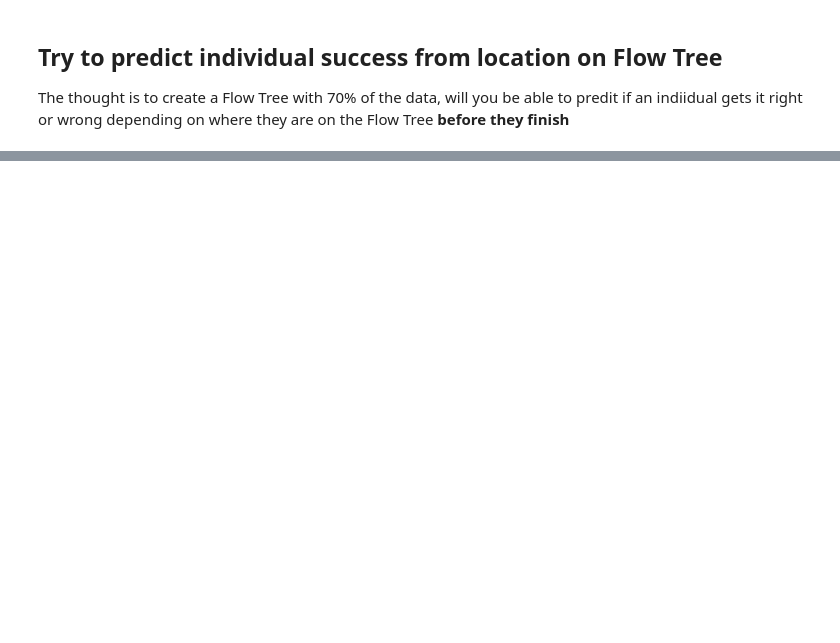
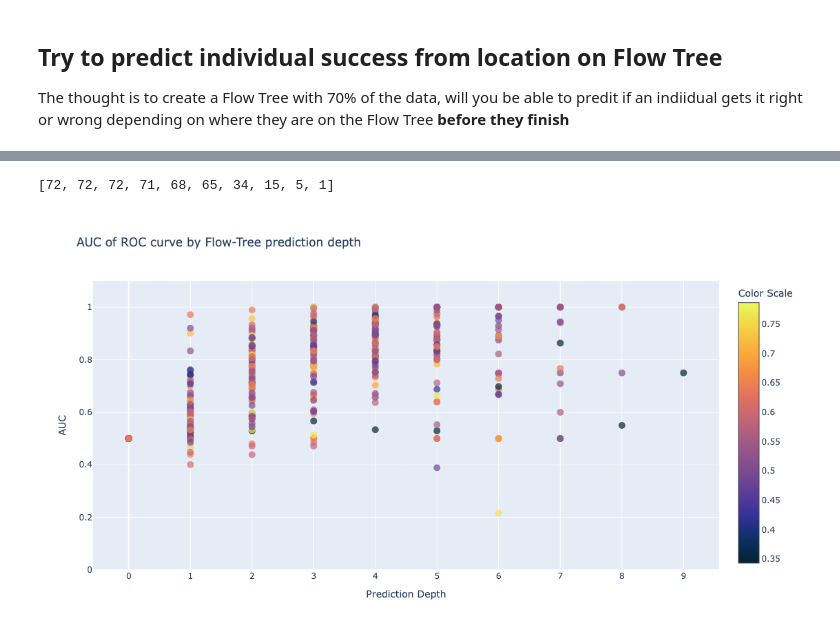
Before and after one commit to geometric-intelligence/mazedyn, a Jupyter notebook: mazedyn/individual_predictions.ipynb, the cells around one changed output, grey strips where cells are left out. Cells and saved outputs as stored; diff of their text form; code cells hidden in the pictures; blank space fills up the shorter version.

```diff
--- a/mazedyn/individual_predictions.ipynb
+++ b/mazedyn/individual_predictions.ipynb
@@ -256,0 +617,49 @@ def track_indiv_generate_reeb_tree(start_i, start_node, trajs, which_trajs, G, v
+# %%
+print([len(aucs_by_level[l]) for l in aucs_by_level])
+# %% [output]
+[72, 72, 72, 71, 68, 65, 34, 15, 5, 1]
+# %%
+
+fig = go.Figure()
+
+# Flatten the data for Plotly
+xs = []
+ys = []
+cs = []
+
+for lvl in aucs_by_level:
+    xs.extend([lvl] * len(aucs_by_level[lvl]))  # Repeat level value
+    ys.extend(aucs_by_level[lvl])               # Y values (AUCs)
+    cs.extend(colors[lvl])                      # Color values (continuous scale)
+
+# Scatter plot using Plotly with continuous color scale
+fig.add_trace(go.Scatter(
+    x=xs, y=ys,
+    mode='markers',
+    marker=dict(
+        size=10,
+        color=cs,              # Color based on the values in 'cs'
+        colorscale='thermal',   # Choose a continuous color scale (e.g., Viridis)
+        colorbar=dict(
+            title="Color Scale"  # Title for the colorbar
+        ),
+        showscale=True,         # Show the color scale legend
+        opacity=0.7
+    )
+))
+
+# Customize the layout
+fig.update_layout(
+    title="AUC of ROC curve by Flow-Tree prediction depth",
+    xaxis_title="Prediction Depth",
+    yaxis_title="AUC",
+    xaxis=dict(tickmode='linear'),
+    yaxis=dict(range=[0, 1.1]),  # Adjust y-axis to fit AUC values
+    width=800,
+    height=600
+)
+
+# Show the plot
+fig.show()
+# %% [output]
+[figure, added]
```
Also changed, not shown: parts of 21 cells of this notebook, 3 other files.
